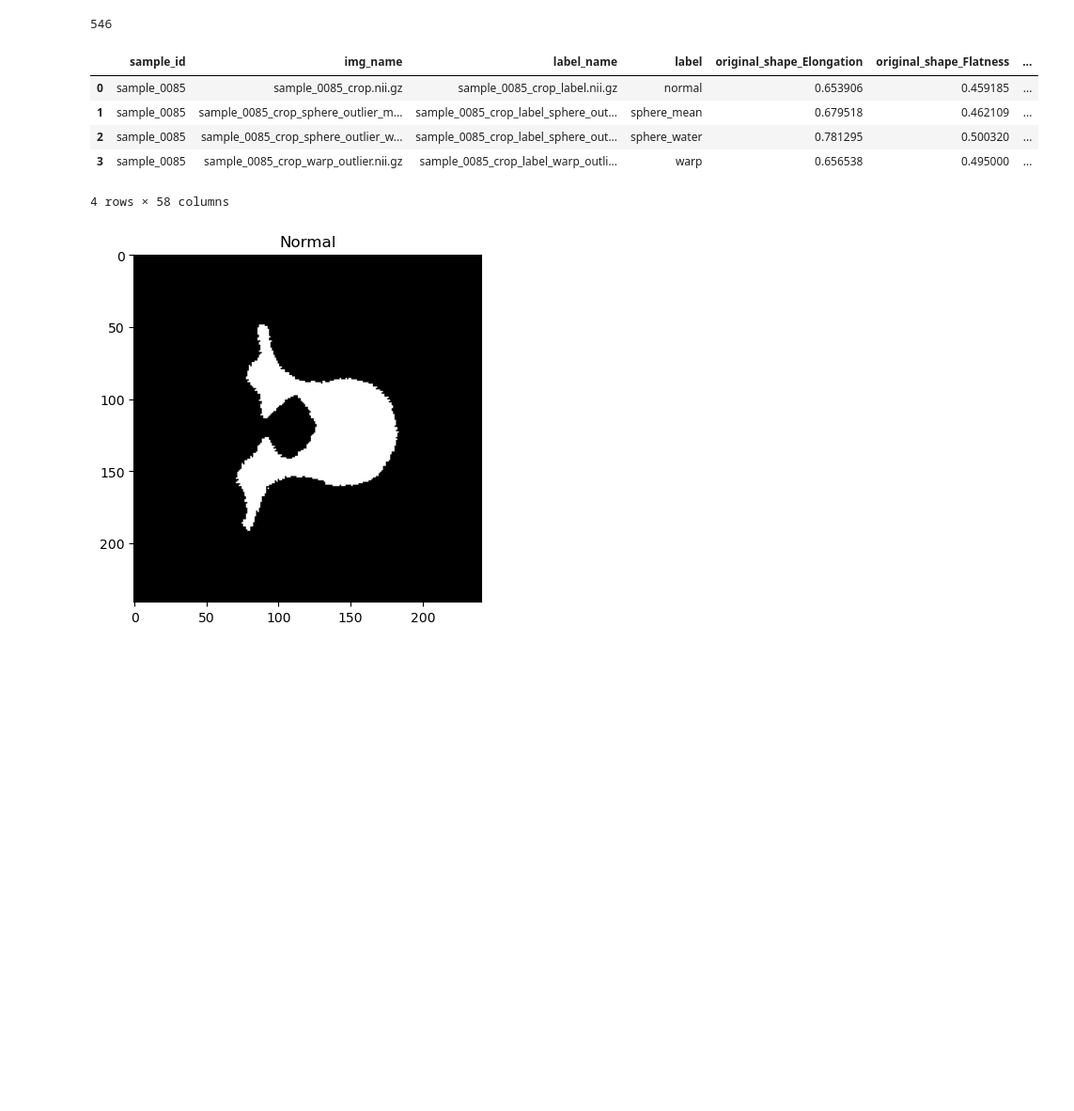
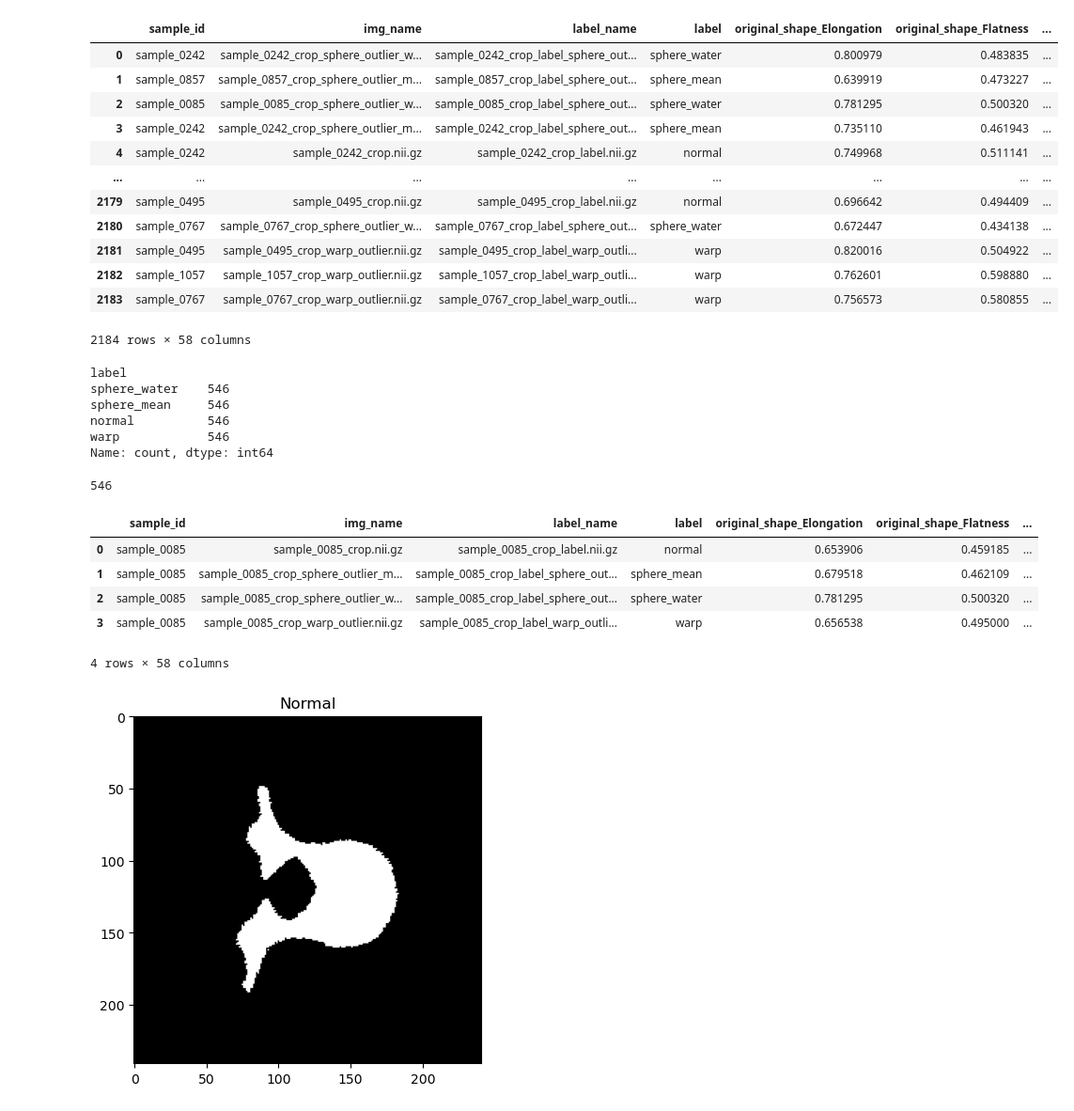
Before and after one commit to alexCortinaU/OutlierDetectionChallenge2024, a Jupyter notebook: notebooks/visualize_data.ipynb, the cells around one changed output. Shown at 94% size. Saved outputs shown, nothing was run; the diff lists cells and outputs as text; code cells hidden in the pictures; blank space fills up the shorter version.

```diff
--- a/notebooks/visualize_data.ipynb
+++ b/notebooks/visualize_data.ipynb
@@ -13,6 +15,39 @@ import six
 data_path = Path("/media/7tb_encrypted/od_chall/dataset/challenge_data")
 crops_path = data_path / "train/crops"
 this_path = Path().resolve()
+# %%
+# radiomics
+radiomics_df = pd.read_csv(this_path.parent / "radiomics_features.csv")
+# radiomics_df.label = radiomics_df.label.replace({np.NaN: 'normal',
+#                                         '_sphere_outlier_mean_std_inpaint': 'sphere_mean',
+#                                         '_sphere_outlier_water': 'sphere_water',
+#                                         '_warp_outlier': 'warp'})
+# radiomics_df.to_csv(this_path.parent / "radiomics_features.csv", index=False)
+# %%
+radiomics_df
+# %% [output]
+|  | sample_id | img_name | label_name | label | original_shape_Elongation | original_shape_Flatness | ... |
+| 0 | sample_0242 | sample_0242_crop_sphere_outlier_w... | sample_0242_crop_label_sphere_out... | sphere_water | 0.800979 | 0.483835 | ... |
+| 1 | sample_0857 | sample_0857_crop_sphere_outlier_m... | sample_0857_crop_label_sphere_out... | sphere_mean | 0.639919 | 0.473227 | ... |
+| 2 | sample_0085 | sample_0085_crop_sphere_outlier_w... | sample_0085_crop_label_sphere_out... | sphere_water | 0.781295 | 0.500320 | ... |
+| 3 | sample_0242 | sample_0242_crop_sphere_outlier_m... | sample_0242_crop_label_sphere_out... | sphere_mean | 0.735110 | 0.461943 | ... |
+| 4 | sample_0242 | sample_0242_crop.nii.gz | sample_0242_crop_label.nii.gz | normal | 0.749968 | 0.511141 | ... |
+| ... | ... | ... | ... | ... | ... | ... | ... |
+| 2179 | sample_0495 | sample_0495_crop.nii.gz | sample_0495_crop_label.nii.gz | normal | 0.696642 | 0.494409 | ... |
+| 2180 | sample_0767 | sample_0767_crop_sphere_outlier_w... | sample_0767_crop_label_sphere_out... | sphere_water | 0.672447 | 0.434138 | ... |
+| 2181 | sample_0495 | sample_0495_crop_warp_outlier.nii.gz | sample_0495_crop_label_warp_outli... | warp | 0.820016 | 0.504922 | ... |
+| 2182 | sample_1057 | sample_1057_crop_warp_outlier.nii.gz | sample_1057_crop_label_warp_outli... | warp | 0.762601 | 0.598880 | ... |
+| 2183 | sample_0767 | sample_0767_crop_warp_outlier.nii.gz | sample_0767_crop_label_warp_outli... | warp | 0.756573 | 0.580855 | ... |
+2184 rows × 58 columns
+# %%
+radiomics_df.label.value_counts()
+# %% [output]
+label
+sphere_water    546
+sphere_mean     546
+normal          546
+warp            546
+Name: count, dtype: int64
 # %%
 train_ids = glob.glob(str(crops_path / "*_crop.nii.gz"))
 train_ids = [Path(x).name.split('_crop')[0] for x in train_ids]
```
Also changed, not shown: parts of 2 cells of this notebook, 2 other files.
